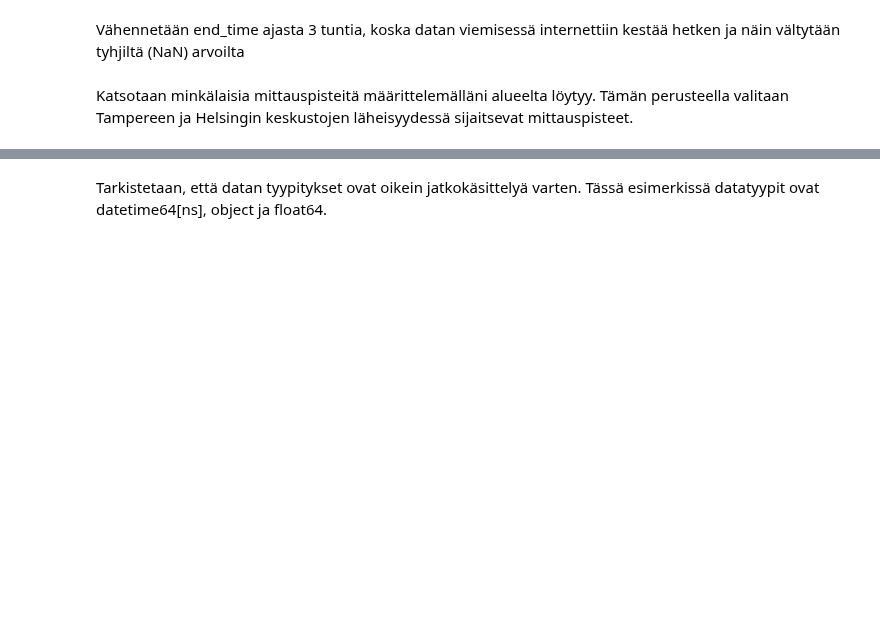
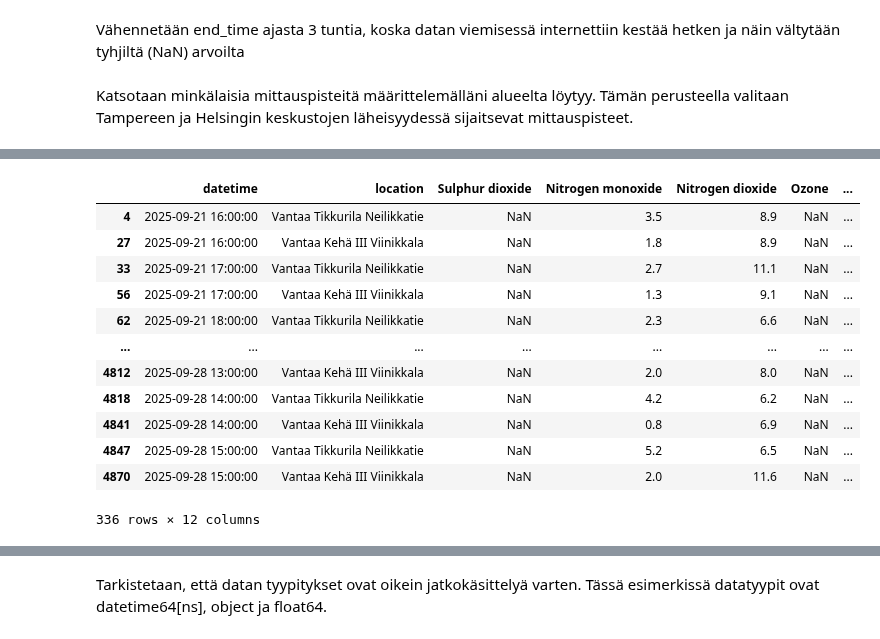
Before and after one commit to kaisupaukkeri/bi_project, a Jupyter notebook: notebooks/data_ingestion.ipynb, the cells around one changed output, grey strips where cells are left out. Cells and saved outputs as stored; diff of their text form; code cells hidden in the pictures; blank space fills up the shorter version.

```diff
--- a/notebooks/data_ingestion.ipynb
+++ b/notebooks/data_ingestion.ipynb
@@ -39,0 +40,16 @@ df
+# %%
+df[df['location'].str.contains('Vantaa', case=False, na=False)]
+# %% [output]
+|  | datetime | location | Sulphur dioxide | Nitrogen monoxide | Nitrogen dioxide | Ozone | ... |
+| 4 | 2025-09-21 16:00:00 | Vantaa Tikkurila Neilikkatie | NaN | 3.5 | 8.9 | NaN | ... |
+| 27 | 2025-09-21 16:00:00 | Vantaa Kehä III Viinikkala | NaN | 1.8 | 8.9 | NaN | ... |
+| 33 | 2025-09-21 17:00:00 | Vantaa Tikkurila Neilikkatie | NaN | 2.7 | 11.1 | NaN | ... |
+| 56 | 2025-09-21 17:00:00 | Vantaa Kehä III Viinikkala | NaN | 1.3 | 9.1 | NaN | ... |
+| 62 | 2025-09-21 18:00:00 | Vantaa Tikkurila Neilikkatie | NaN | 2.3 | 6.6 | NaN | ... |
+| ... | ... | ... | ... | ... | ... | ... | ... |
+| 4812 | 2025-09-28 13:00:00 | Vantaa Kehä III Viinikkala | NaN | 2.0 | 8.0 | NaN | ... |
+| 4818 | 2025-09-28 14:00:00 | Vantaa Tikkurila Neilikkatie | NaN | 4.2 | 6.2 | NaN | ... |
+| 4841 | 2025-09-28 14:00:00 | Vantaa Kehä III Viinikkala | NaN | 0.8 | 6.9 | NaN | ... |
+| 4847 | 2025-09-28 15:00:00 | Vantaa Tikkurila Neilikkatie | NaN | 5.2 | 6.5 | NaN | ... |
+| 4870 | 2025-09-28 15:00:00 | Vantaa Kehä III Viinikkala | NaN | 2.0 | 11.6 | NaN | ... |
+336 rows × 12 columns
```
Also changed, not shown: parts of 5 cells of this notebook.
